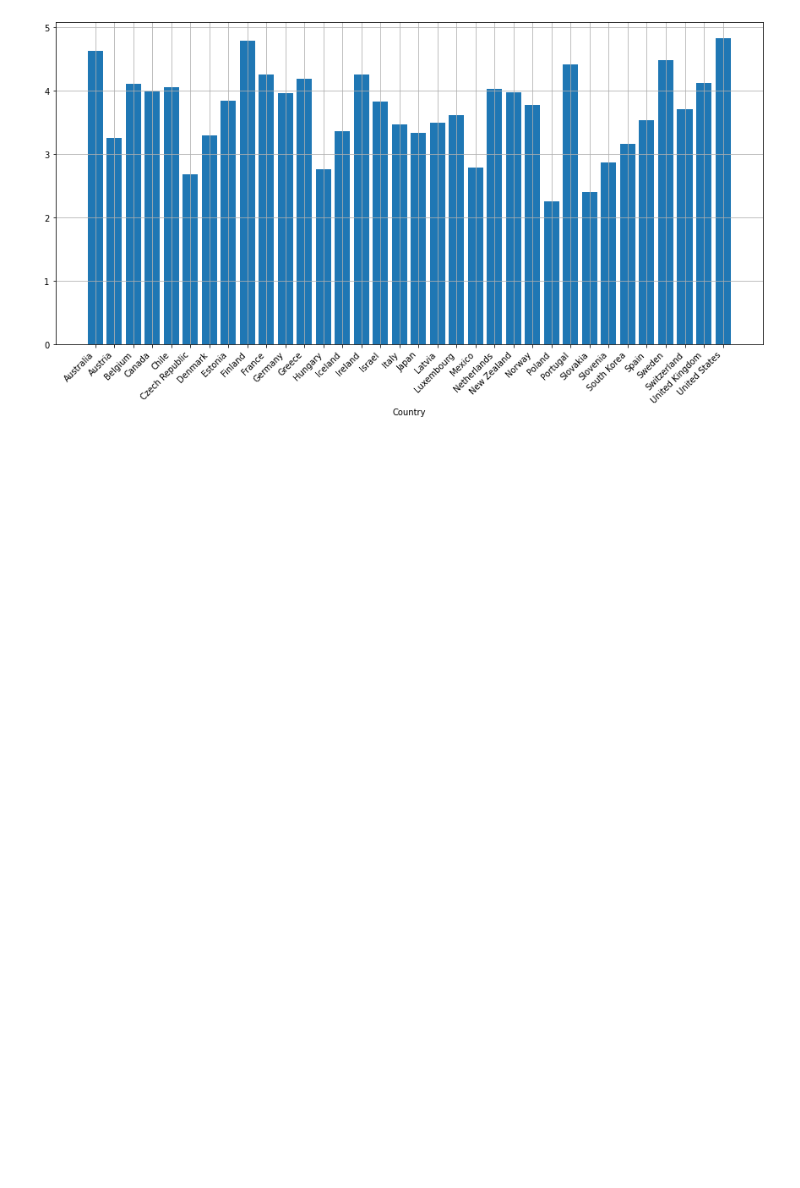
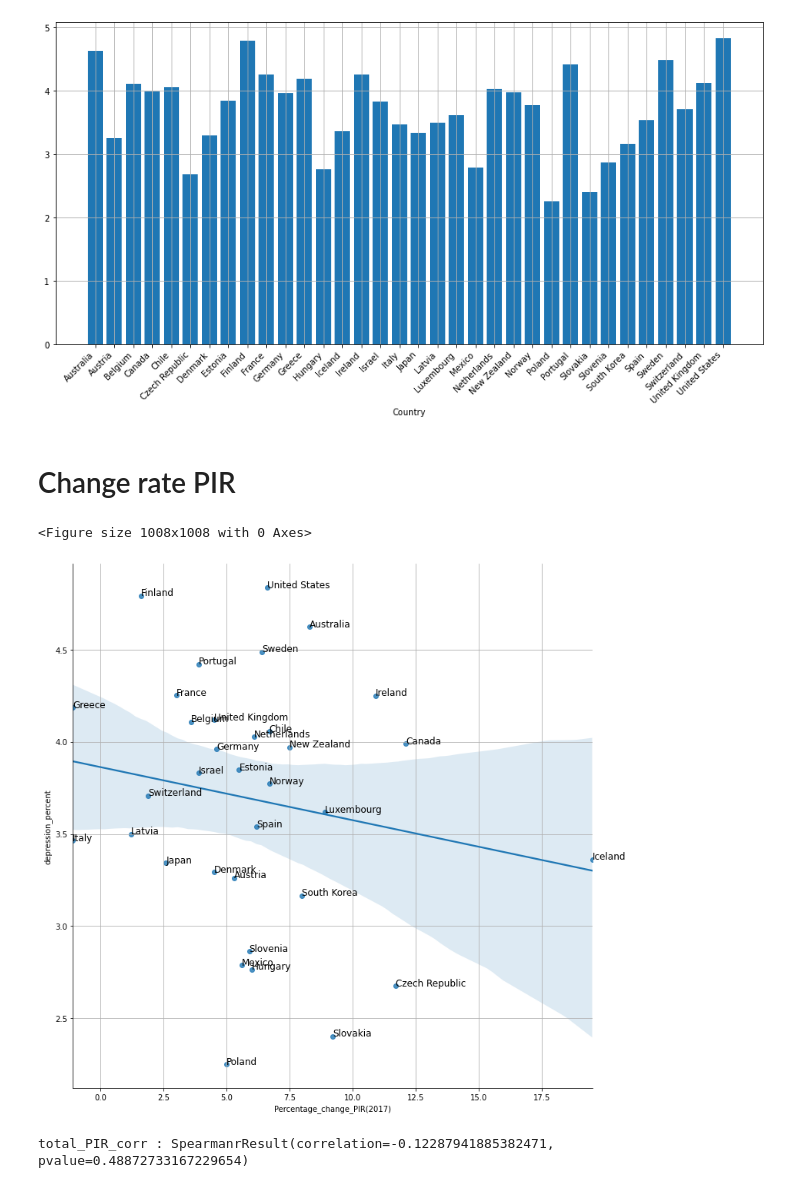
Before and after one commit to kjyju3955/BigdataProgramming, a Jupyter notebook: 프로젝트/depression.ipynb, the cells around one changed output. Saved outputs shown, nothing was run; the diff lists cells and outputs as text; code cells hidden in the pictures; blank space fills up the shorter version.

```diff
--- a/프로젝트/depression.ipynb
+++ b/프로젝트/depression.ipynb
@@ -8,7 +8,8 @@ from sklearn.metrics import mean_squared_error
 import math
 from sklearn.linear_model import LinearRegression
 
-Data=pd.read_csv('/Users/juyoung/Desktop/빅데이터프로그래밍/프로젝트/data/depression.csv',encoding='utf-8')
+#Data=pd.read_csv('/Users/juyoung/Desktop/빅데이터프로그래밍/프로젝트/data/depression.csv',encoding='utf-8')
+Data=pd.read_csv('/Users/Juyoung/Desktop/BigdataProgramming-main/프로젝트/data/depression.csv',encoding='utf-8')
 Data=Data[Data['Code']=='v']
 Data=Data.dropna(axis=0)
 Data=Data.reset_index()
@@ -46,28 +47,53 @@ def Make_data(dataframe, data):
     dataframe=dataframe.reset_index()
     return dataframe
 
-def Make_plt(dataframe,data,c):
-    plt.plot(dataframe[data],dataframe['Happiness_score'],'o',color=c,label=dataframe)
+def Make_plt(dataframe,data):
+    #plt.plot(dataframe[data],dataframe['depression_percent'],'o',color='cornflowerblue',label=dataframe)
+    sns.lmplot(x=data , y="depression_percent", height=10,data=dataframe)
 
 def Make_linear(dataframe,data):
     linear=LinearRegression()
-    linear.fit(dataframe[data].values.reshape(-1,1),dataframe['Happiness_score'])
+    linear.fit(dataframe[data].values.reshape(-1,1),dataframe['depression_percent'])
     pred=linear.predict(dataframe[data].values.reshape(-1,1))
     plt.plot(dataframe[data],linear.predict(dataframe[data].values.reshape(-1,1)),color='red')
 
-    print('Score : ', linear.score(dataframe[data].values.reshape(-1,1),dataframe['Happiness_score']))
-    print('RMSE : ', mean_squared_error(pred, dataframe['Happiness_score'])**0.5)
-    print('MSE : ', mean_squared_error(pred, dataframe['Happiness_score']),'\n')
+    print('Score : ', linear.score(dataframe[data].values.reshape(-1,1),dataframe['depression_percent']))
+    print('RMSE : ', mean_squared_error(pred, dataframe['depression_percent'])**0.5)
+    print('MSE : ', mean_squared_error(pred, dataframe['depression_percent']),'\n')
 
     print("기울기 : ",linear.coef_)
     print("절편 : ",linear.intercept_,"\n\n")
 
-def Make_name(dataframe,data):
-    for i, txt in enumerate(dataframe['Country']):
-        plt.annotate(txt,(dataframe[data][i],dataframe['Happiness_score'][i]),size=15)
-
 def Pearson_corr(dataframe,data):
-    body=pd.DataFrame({'Happiness_score':dataframe['Happiness_score'],data:dataframe[data]})
+    body=pd.DataFrame({'depression_percent':dataframe['depression_percent'],data:dataframe[data]})
 
     pearson_corr=body.corr(method='pearson')
     print('pearson_corr : {}\n\n'.format(pearson_corr))
+# %% [markdown]
+# Change rate PIR
+# %%
+plt.figure(figsize=(14,14))
+
+data='Percentage_change_PIR'
+
+PIR_data=Make_data(Data,data)
+Make_plt(PIR_data,data)
+for i, txt in enumerate(PIR_data['Entity']):
+    plt.gca().annotate(txt, (PIR_data[data][i], PIR_data['depression_percent'][i]),size=12)
+
+#Make_name(PIR_data,data)
+
+#Make_linear(PIR_data,data)
+
+plt.xlabel('Percentage_change_PIR(2017)')
+plt.ylabel('depression_percent')
+plt.grid(True)
+plt.show()
+
+PIR_body=pd.DataFrame({'depression_percent':PIR_data['depression_percent'],'PIR':PIR_data[data]})
+PIR_corr=stats.spearmanr(PIR_body.PIR,PIR_body.depression_percent)
+print('total_PIR_corr : {}'.format(PIR_corr))
+# %% [output]
+<Figure size 1008x1008 with 0 Axes>
+[figure, added]
+total_PIR_corr : SpearmanrResult(correlation=-0.12287941885382471, pvalue=0.48872733167229654)
```
Also changed, not shown: parts of 15 cells of this notebook, 4 other files.
